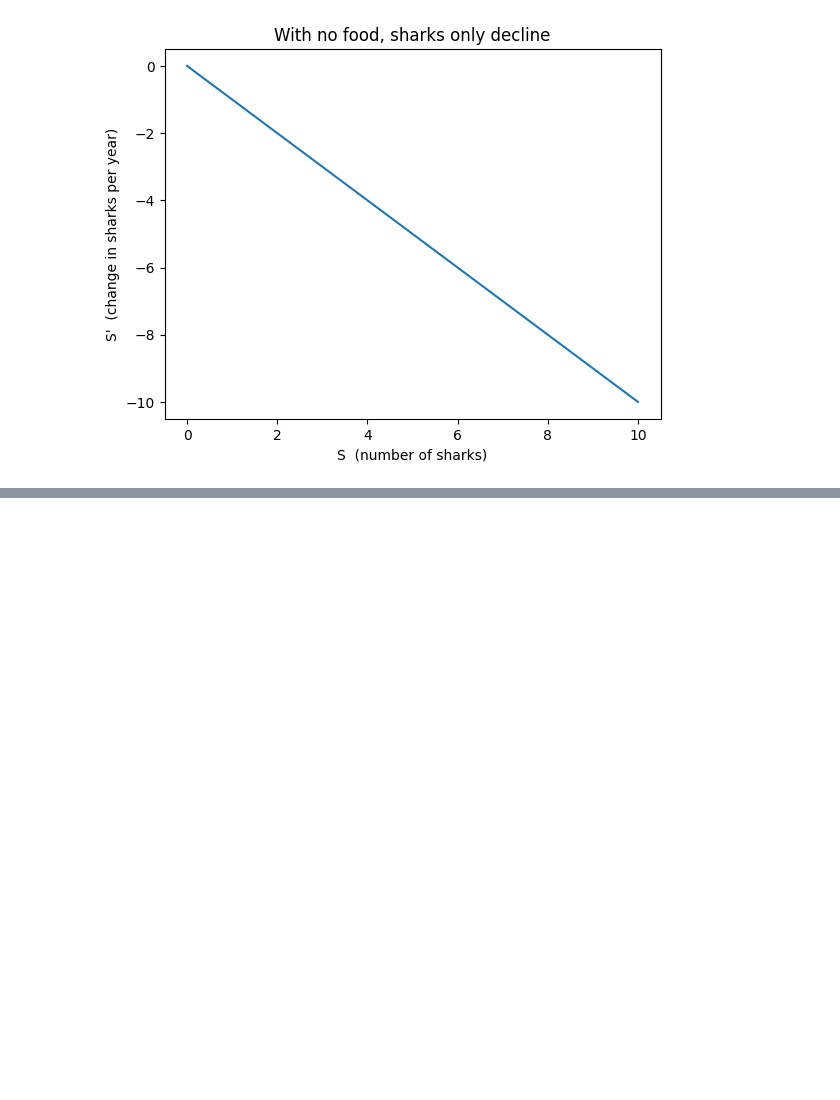
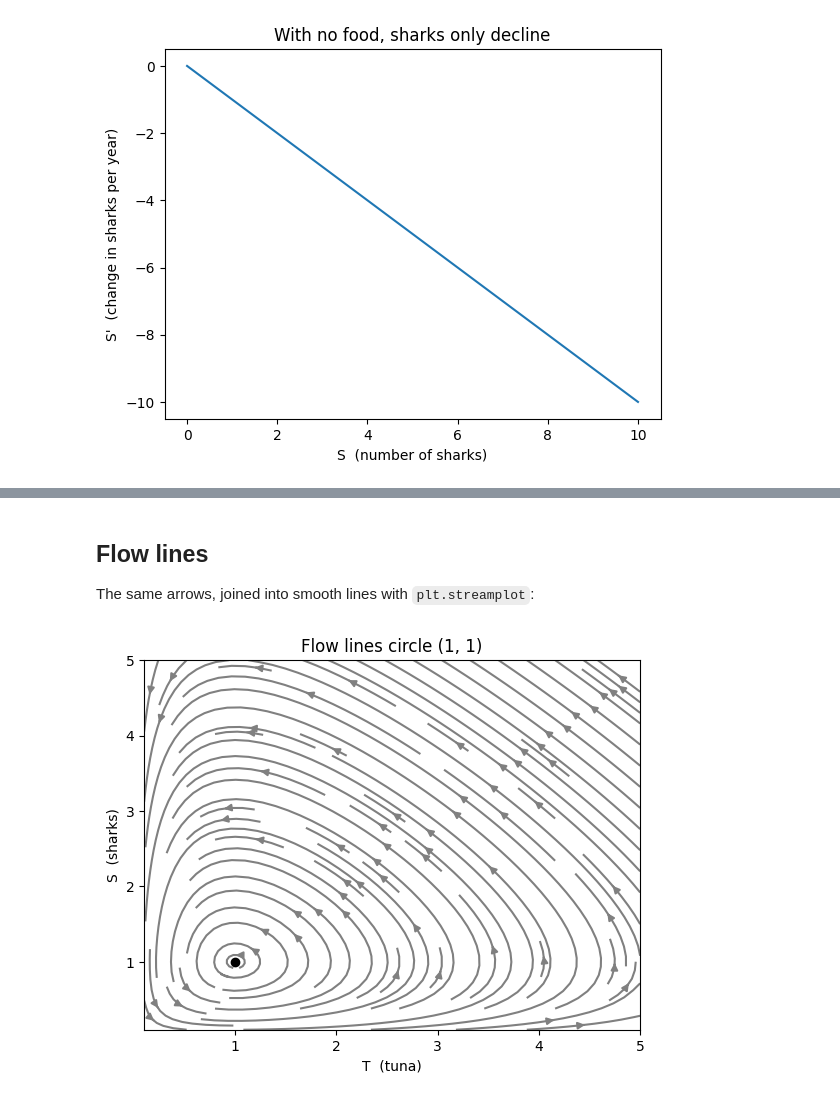
Before and after one commit to jbrown54-oss/Population-Dynamics, a Jupyter notebook: notebooks/shark-tuna-model.ipynb, the cells around one changed output, grey strips where cells are left out. Cells and saved outputs as stored; diff of their text form; code cells hidden in the pictures; blank space fills up the shorter version.

```diff
--- a/notebooks/shark-tuna-model.ipynb
+++ b/notebooks/shark-tuna-model.ipynb
@@ -129,0 +193,13 @@ sasdfljkasdlfjalsjdf
+# %% [markdown]
+## Flow lines
+
+The same arrows, joined into smooth lines with `plt.streamplot`:
+# %%
+plt.streamplot(Tg, Sg, dT, dS, color='gray', density=1.2)
+plt.plot(1, 1, 'ko')
+plt.xlabel('T  (tuna)')
+plt.ylabel('S  (sharks)')
+plt.title('Flow lines circle (1, 1)')
+plt.show()
+# %% [output]
+[figure, added]
```
Also changed, not shown: parts of 14 cells of this notebook, 2 other files.
